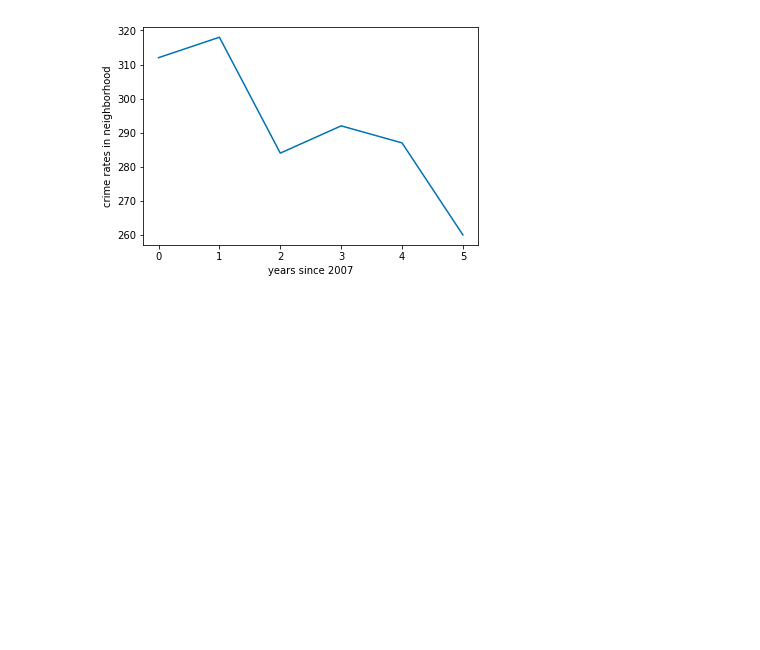
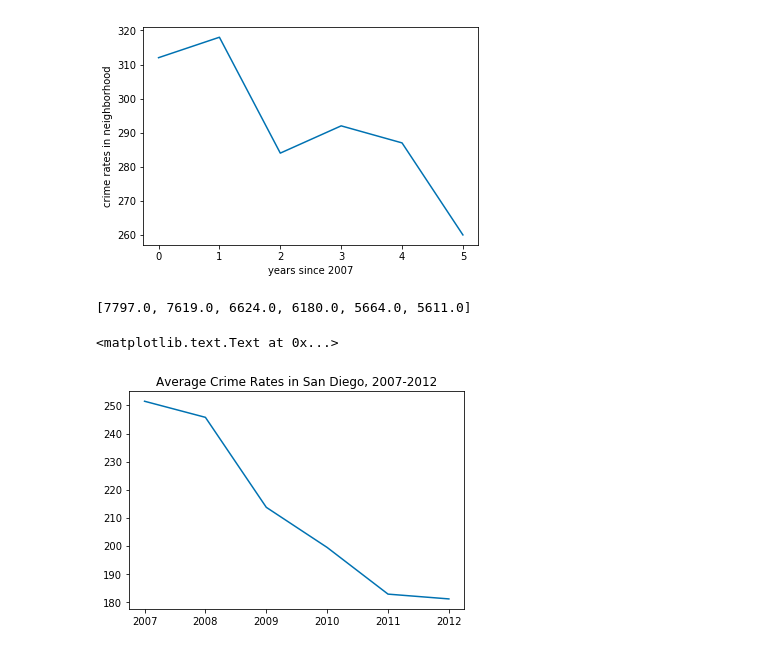
Before and after one commit to mec029/COGS108-Gentrification, a Jupyter notebook: Crime_Rate.ipynb, the cells around one changed output. Drawn from its saved outputs; the diff is of its cells as text; code cells hidden in the pictures; blank space fills up the shorter version.

```diff
--- a/Crime_Rate.ipynb
+++ b/Crime_Rate.ipynb
@@ -316,3 +296,40 @@ plt.ylabel('crime rates in neighborhood')
 _ = plt.plot(crimebread.T[:][11]) #La Jolla
 # %% [output]
 [figure]
+# %%
+#sum total number of crimes in San Diego city for each year
+year_range = [2007, 2008, 2009, 2010, 2011, 2012]
+total_2007 = np.sum(crimebread[:][0])
+total_2008 = np.sum(crimebread[:][1])
+total_2009 = np.sum(crimebread[:][2])
+total_2010 = np.sum(crimebread[:][3])
+total_2011 = np.sum(crimebread[:][4])
+total_2012 = np.sum(crimebread[:][5])
+
+totalcrime = [total_2007, total_2008, total_2009, total_2010, total_2011, total_2012]
+#plt.plot(year_range, totalcrime)
+print(totalcrime)
+# %% [output]
+[7797.0, 7619.0, 6624.0, 6180.0, 5664.0, 5611.0]
+# %%
+#find average crime rate in San Diego city for each year
+crime_2007 = crimebread[:][0]
+avgcrime_2007 = np.average(crime_2007)
+crime_2008 = crimebread[:][1]
+avgcrime_2008 = np.average(crime_2008)
+crime_2009 = crimebread[:][2]
+avgcrime_2009 = np.average(crime_2009)
+crime_2010 = crimebread[:][3]
+avgcrime_2010 = np.average(crime_2010)
+crime_2011 = crimebread[:][4]
+avgcrime_2011 = np.average(crime_2011)
+crime_2012 = crimebread[:][5]
+avgcrime_2012 = np.average(crime_2012)
+
+#plot average crime rate in San Diego city for each year
+avgcrime = [avgcrime_2007, avgcrime_2008, avgcrime_2009, avgcrime_2010, avgcrime_2011, avgcrime_2012]
+avgcrime_graph = plt.plot(year_range, avgcrime)
+plt.title('Average Crime Rates in San Diego, 2007-2012')
+# %% [output]
+<matplotlib.text.Text at 0x...>
+[figure, added]
```
Also changed, not shown: parts of 20 cells of this notebook.
